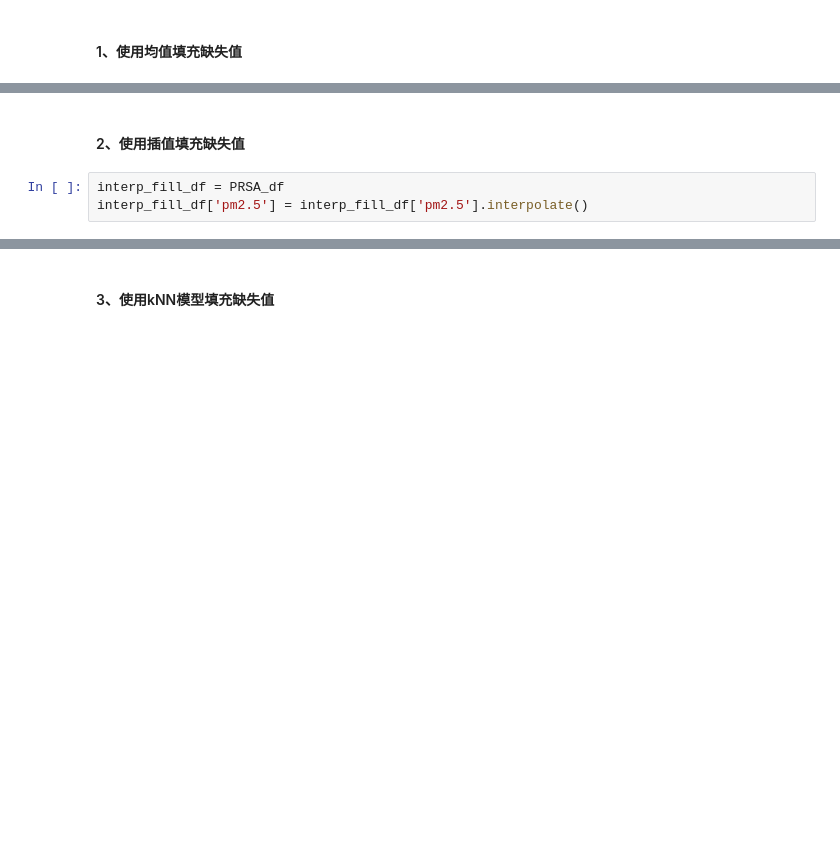
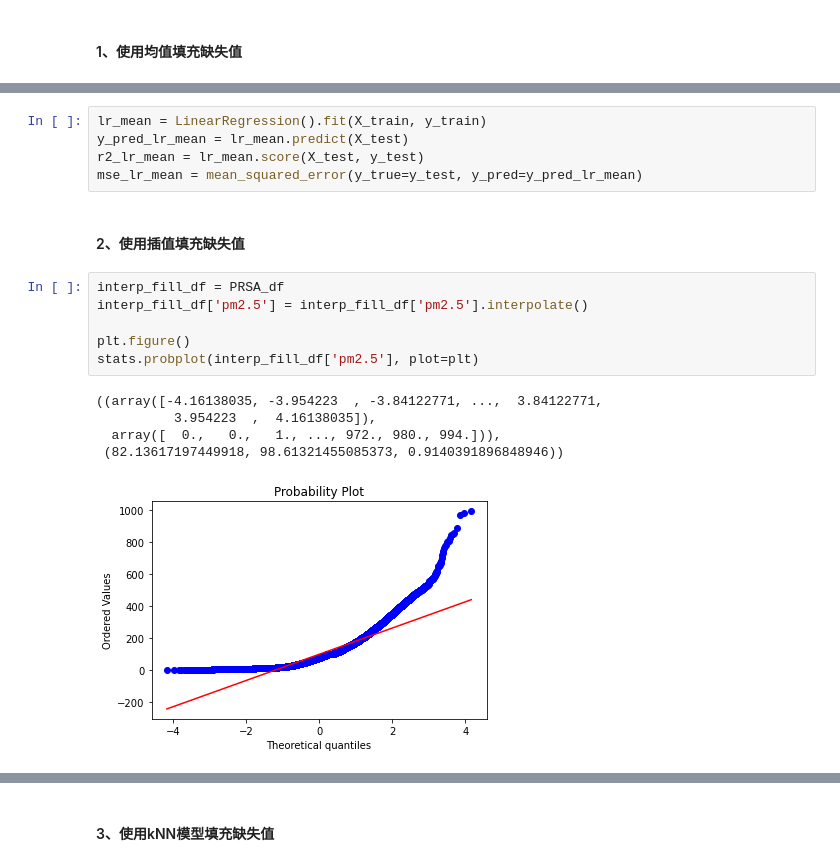
Before and after one commit to Lynchrocket/2022Spring-MA234-Intro_to_Big_Data_Analysis, a Jupyter notebook: project.ipynb, the cells around one changed output, grey strips where cells are left out. Cells and saved outputs as stored; diff of their text form; blank space fills up the shorter version.

```diff
--- a/project.ipynb
+++ b/project.ipynb
@@ -303,5 +406,19 @@ mean_fill_df['pm2.5'] = mean_fill_df['pm2.5'].fillna(mean_fill_df['pm2.5'].mean(
+# %%
+lr_mean = LinearRegression().fit(X_train, y_train)
+y_pred_lr_mean = lr_mean.predict(X_test)
+r2_lr_mean = lr_mean.score(X_test, y_test)
+mse_lr_mean = mean_squared_error(y_true=y_test, y_pred=y_pred_lr_mean)
 # %% [markdown]
 #### 2、使用插值填充缺失值
 # %%
 interp_fill_df = PRSA_df
 interp_fill_df['pm2.5'] = interp_fill_df['pm2.5'].interpolate()
+
+plt.figure()
+stats.probplot(interp_fill_df['pm2.5'], plot=plt)
+# %% [output]
+((array([-4.16138035, -3.954223  , -3.84122771, ...,  3.84122771,
+          3.954223  ,  4.16138035]),
+  array([  0.,   0.,   1., ..., 972., 980., 994.])),
+ (82.13617197449918, 98.61321455085373, 0.9140391896848946))
+[figure, added]
```
Also changed, not shown: parts of 40 cells of this notebook.
